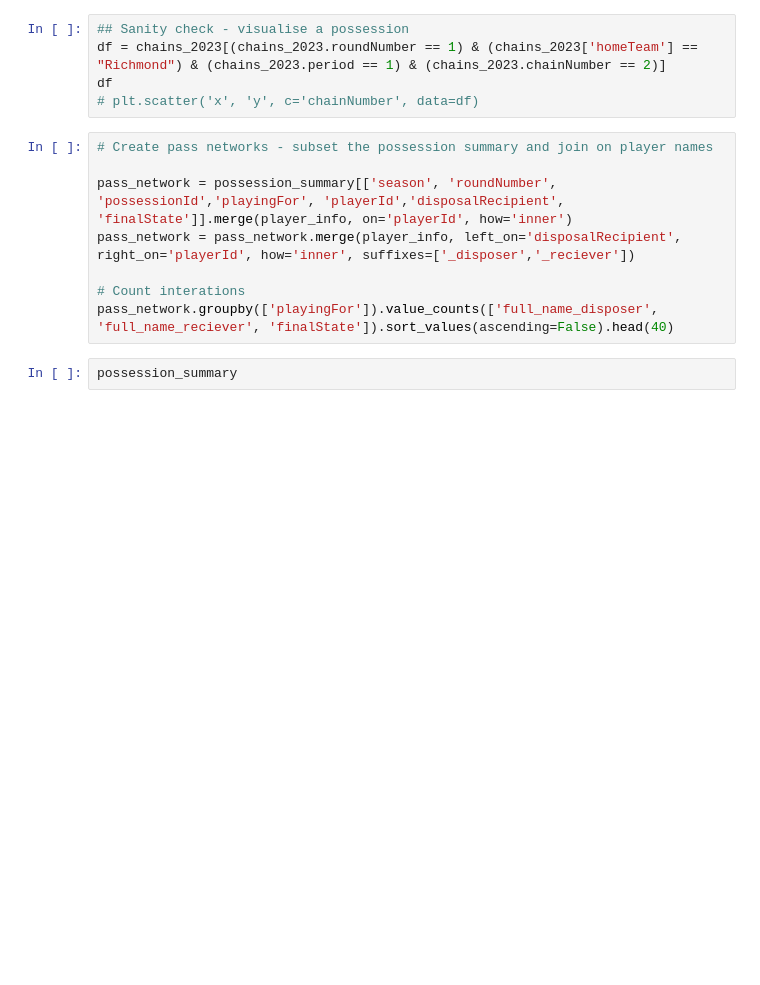
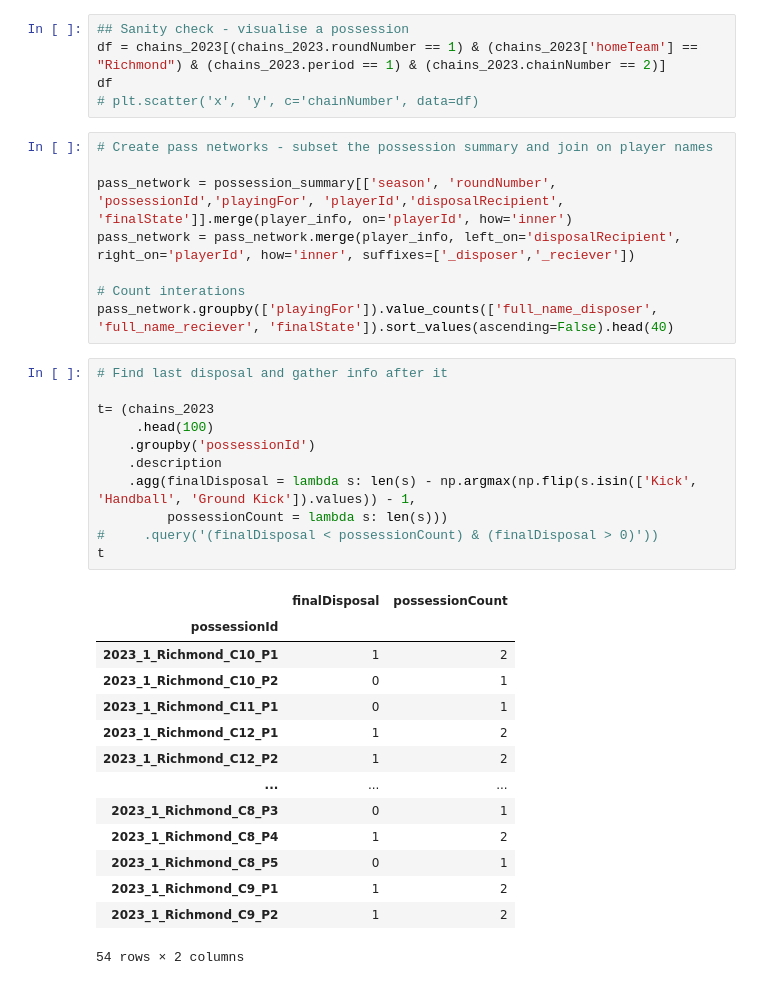
Before and after one commit to davescroggs/xThreat, a Jupyter notebook: python/pass_networks.ipynb, the cells around one changed output. Drawn from its saved outputs; the diff is of its cells as text; blank space fills up the shorter version.

```diff
--- a/python/pass_networks.ipynb
+++ b/python/pass_networks.ipynb
@@ -109,5 +216,29 @@ pass_network = pass_network.merge(player_info, left_on='disposalRecipient', righ
 
 # Count interations
 pass_network.groupby(['playingFor']).value_counts(['full_name_disposer', 'full_name_reciever', 'finalState']).sort_values(ascending=False).head(40)
-# %%
-possession_summary
+# %%
+# Find last disposal and gather info after it
+
+t= (chains_2023
+     .head(100)
+    .groupby('possessionId')
+    .description
+    .agg(finalDisposal = lambda s: len(s) - np.argmax(np.flip(s.isin(['Kick', 'Handball', 'Ground Kick']).values)) - 1,
+         possessionCount = lambda s: len(s)))
+#     .query('(finalDisposal < possessionCount) & (finalDisposal > 0)'))
+t
+# %% [output]
+|  | finalDisposal | possessionCount |
+| possessionId |  |  |
+| 2023_1_Richmond_C10_P1 | 1 | 2 |
+| 2023_1_Richmond_C10_P2 | 0 | 1 |
+| 2023_1_Richmond_C11_P1 | 0 | 1 |
+| 2023_1_Richmond_C12_P1 | 1 | 2 |
+| 2023_1_Richmond_C12_P2 | 1 | 2 |
+| ... | ... | ... |
+| 2023_1_Richmond_C8_P3 | 0 | 1 |
+| 2023_1_Richmond_C8_P4 | 1 | 2 |
+| 2023_1_Richmond_C8_P5 | 0 | 1 |
+| 2023_1_Richmond_C9_P1 | 1 | 2 |
+| 2023_1_Richmond_C9_P2 | 1 | 2 |
+54 rows × 2 columns
```
Also changed, not shown: parts of 10 cells of this notebook.
